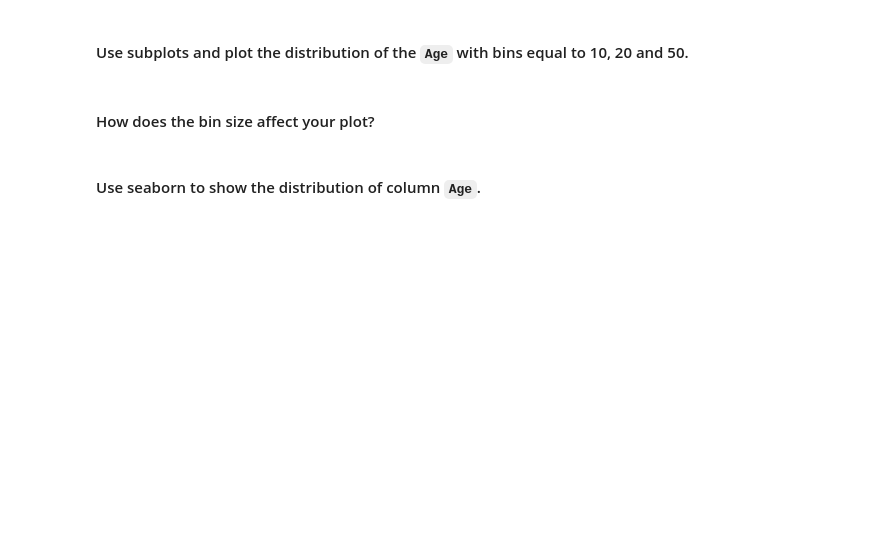
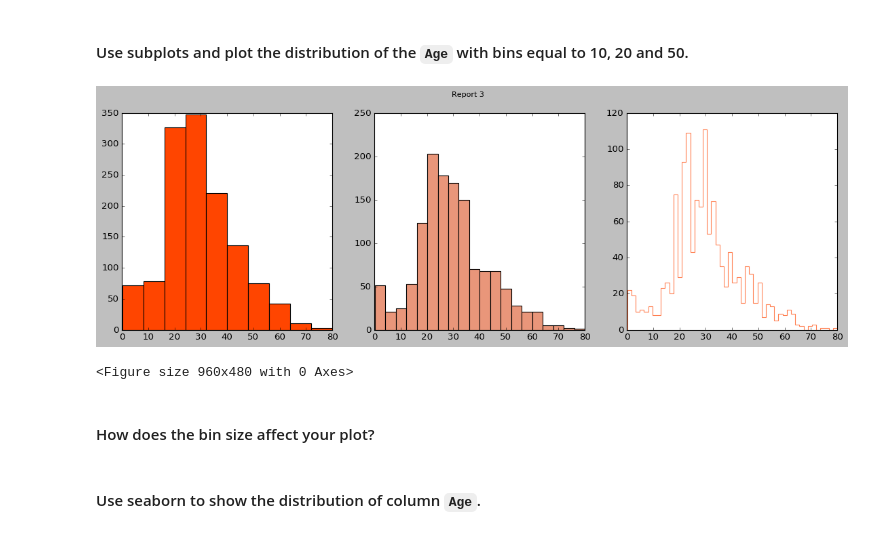
Before and after one commit to rebeccaestiarte/lab-matplotlib-seaborn, a Jupyter notebook: your-code/main.ipynb, the cells around one changed output. Saved outputs shown, nothing was run; the diff lists cells and outputs as text; code cells hidden in the pictures; blank space fills up the shorter version.

```diff
--- a/your-code/main.ipynb
+++ b/your-code/main.ipynb
@@ -470,2 +466,30 @@ plt.grid(axis = "y")
+# %%
+fig, axs = plt.subplots(1,3, figsize = (17,5))
+fig.suptitle('Report 3', fontsize = 10)
+
+plt.sca(axs[0])
+plt.hist(titanic["Age"],
+         bins = 10,
+         histtype = "bar",
+         color = "orangered")
+
+plt.sca(axs[1])
+plt.hist(titanic["Age"],
+         bins = 20,
+         histtype = "barstacked",
+         color = "darksalmon")
+
+plt.sca(axs[2])
+plt.hist(titanic["Age"],
+         bins = 50,
+         histtype = "step",
+         color = "coral")
+
+plt.savefig("figures/Report3.png", dpi = 400, quality = 100)
+plt.show()
+plt.clf()
+# %% [output]
+[figure, added]
+<Figure size 960x480 with 0 Axes>
 # %% [markdown]
 #### How does the bin size affect your plot?
```
Also changed, not shown: parts of 14 cells of this notebook, 1 other file.
